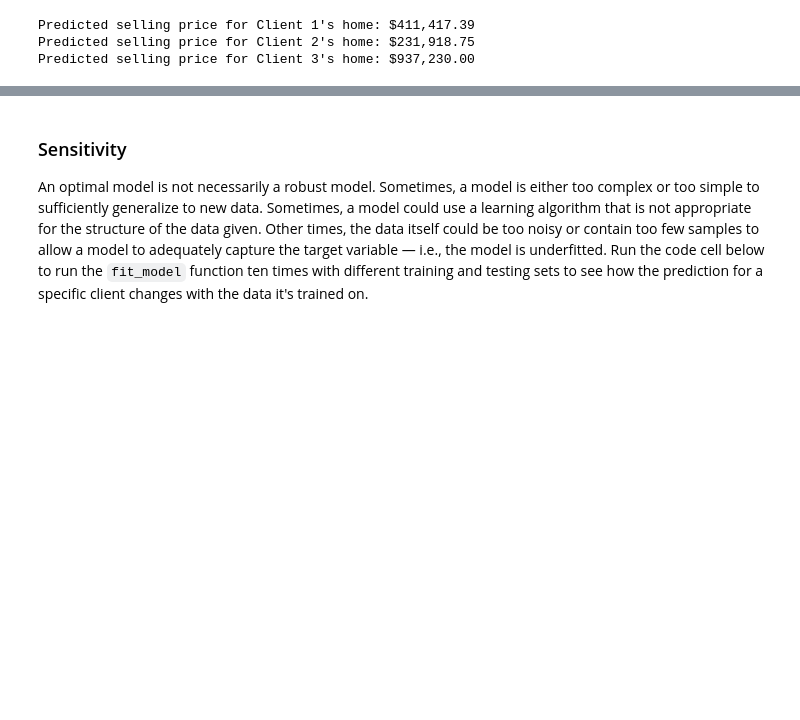
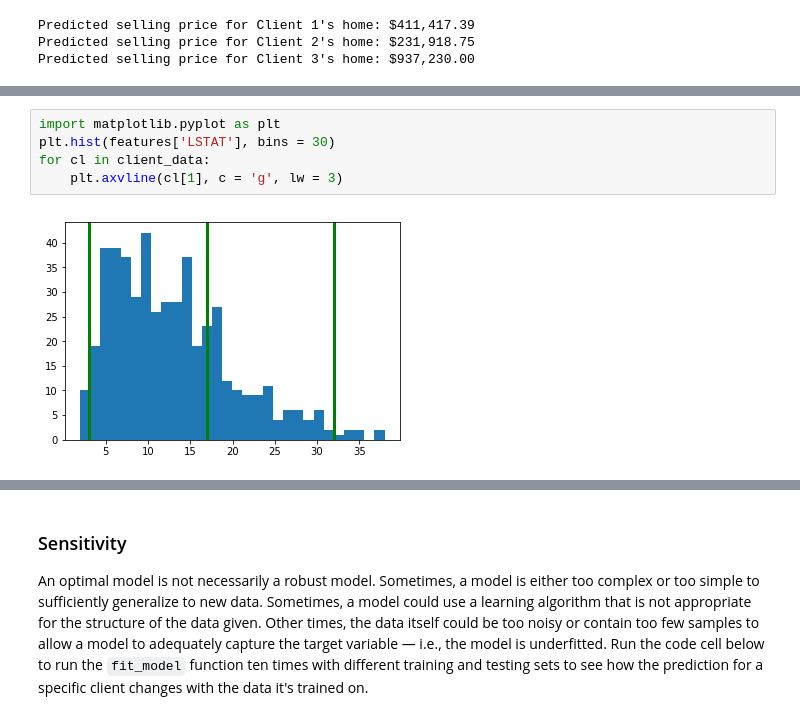
Before and after one commit to RolandXu/machine-learning, a Jupyter notebook: projects/boston_housing/boston_housing_answer.ipynb, the cells around one changed output, grey strips where cells are left out. Saved outputs shown, nothing was run; the diff lists cells and outputs as text; blank space fills up the shorter version.

```diff
--- a/projects/boston_housing/boston_housing_answer.ipynb
+++ b/projects/boston_housing/boston_housing_answer.ipynb
@@ -367,0 +357,7 @@ None
+# %%
+import matplotlib.pyplot as plt
+plt.hist(features['LSTAT'], bins = 30)
+for cl in client_data:
+    plt.axvline(cl[1], c = 'g', lw = 3)
+# %% [output]
+[figure, added]
```
Also changed, not shown: parts of 9 cells of this notebook, 1 other file.
